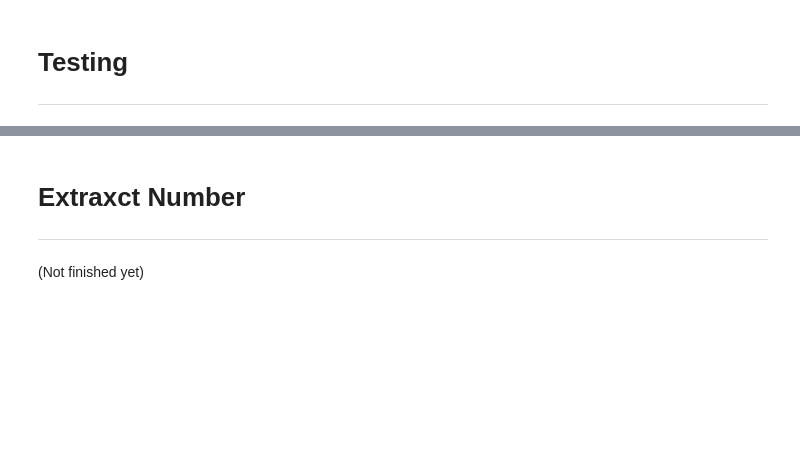
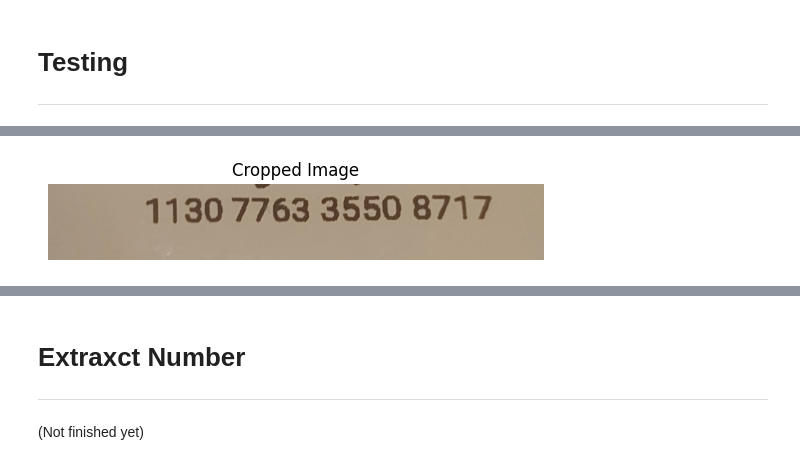
Before and after one commit to HebaBoudy/Receipt-Info-Extractor, a Jupyter notebook: code/final_cropping.ipynb, the cells around one changed output, grey strips where cells are left out. Cells and saved outputs as stored; diff of their text form; code cells hidden in the pictures; blank space fills up the shorter version.

Commit message:
adjusted size of cropped receipt

```diff
--- a/code/final_cropping.ipynb
+++ b/code/final_cropping.ipynb
@@ -332,0 +333,7 @@ show_images([image, reciept], ["Original Image", "Transformed Image"])
+# %%
+t1 = 580
+t2 = 680
+croppedReceipt = reciept[t1:t2,:]
+show_images([croppedReceipt], ["Cropped Image"])
+# %% [output]
+[figure, added]
```
Also changed, not shown: parts of 6 cells of this notebook.
